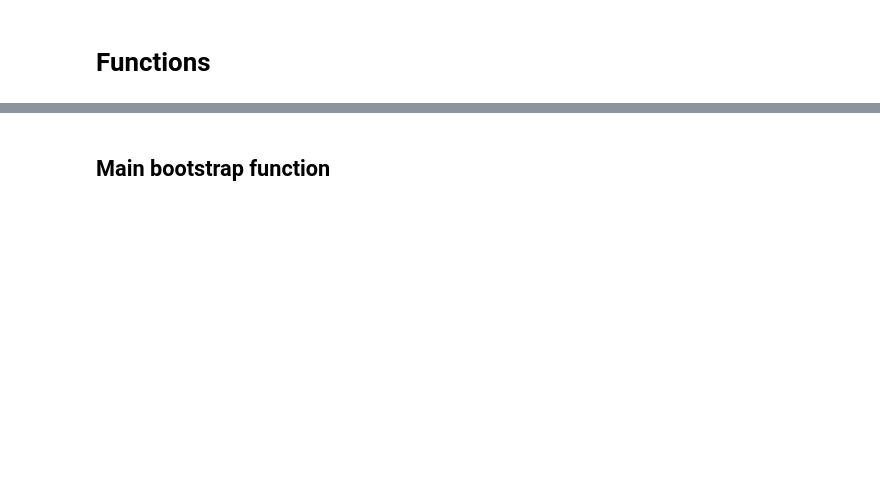
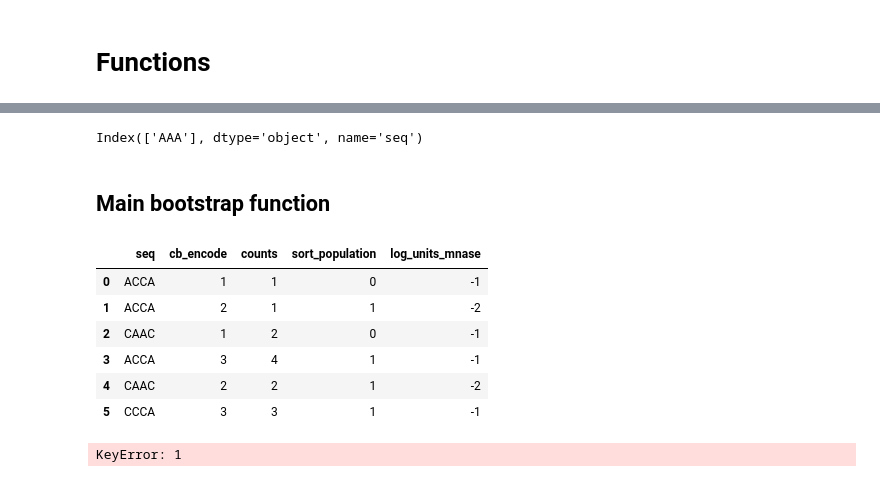
Before and after one commit to eugimarine/digestion_rates, a Jupyter notebook: 03_Boostrap_correlation.ipynb, the cells around one changed output, grey strips where cells are left out. Cells and saved outputs as stored; diff of their text form; code cells hidden in the pictures; blank space fills up the shorter version.

```diff
--- a/03_Boostrap_correlation.ipynb
+++ b/03_Boostrap_correlation.ipynb
@@ -125,2 +187,13 @@ assert (b.loc[:, -1] == b.loc[:, 1]).all()
+# %%
+pop1_digmatrix = pd.DataFrame([['AAA', 10, 1, 1],
+                              ['BBB', 1, 0, 0],
+                              ['CCC', 1,1,10]], columns=['seq', -1, 0, 1]).set_index('seq')
+pop2_digmatrix = pd.DataFrame([['AAA', 5, 1, 0],
+                              ['BBB', 1, 1, 1],
+                              ['DDD', 1,1,10]], columns=['seq', -1, 0, 1]).set_index('seq')
+gm_score, idx = gmean_score(pop1_digmatrix, pop2_digmatrix, threshold=1)
+idx
+# %% [output]
+Index(['AAA'], dtype='object', name='seq')
 # %% [markdown]
 ## Main bootstrap function
@@ -126,0 +213,10 @@ assert (b.loc[:, -1] == b.loc[:, 1]).all()
+# %%
+df
+# %% [output]
+|  | seq | cb_encode | counts | sort_population | log_units_mnase |
+| 0 | ACCA | 1 | 1 | 0 | -1 |
+| 1 | ACCA | 2 | 1 | 1 | -2 |
+| 2 | CAAC | 1 | 2 | 0 | -1 |
+| 3 | ACCA | 3 | 4 | 1 | -1 |
+| 4 | CAAC | 2 | 2 | 1 | -2 |
+| 5 | CCCA | 3 | 3 | 1 | -1 |
@@ -135,8 +245,10 @@ def average_results_bootstrap(cross_correlations):
     return mean_cc, se_cc, max_cc
 # %%
 corr_df2 = corr_df.copy()
-corr_df2.loc[:,1] = [2.,2.,4.]
+corr_df2.loc[:,1] = [7.5,2.,4.]
 cross_correlations = [corr_df, corr_df2]
 mean_cc, se_cc, max_cc = average_results_bootstrap(cross_correlations)
-assert (mean_cc.loc[:, 1] == np.array([1,1,2])).all()
+assert (mean_cc.loc[1, :] == np.array([2.5,7.25,5])).all()
 assert (max_cc == 0).all()
+# %% [output]
+KeyError: 1
```
Also changed, not shown: parts of 27 cells of this notebook, 2 other files.
